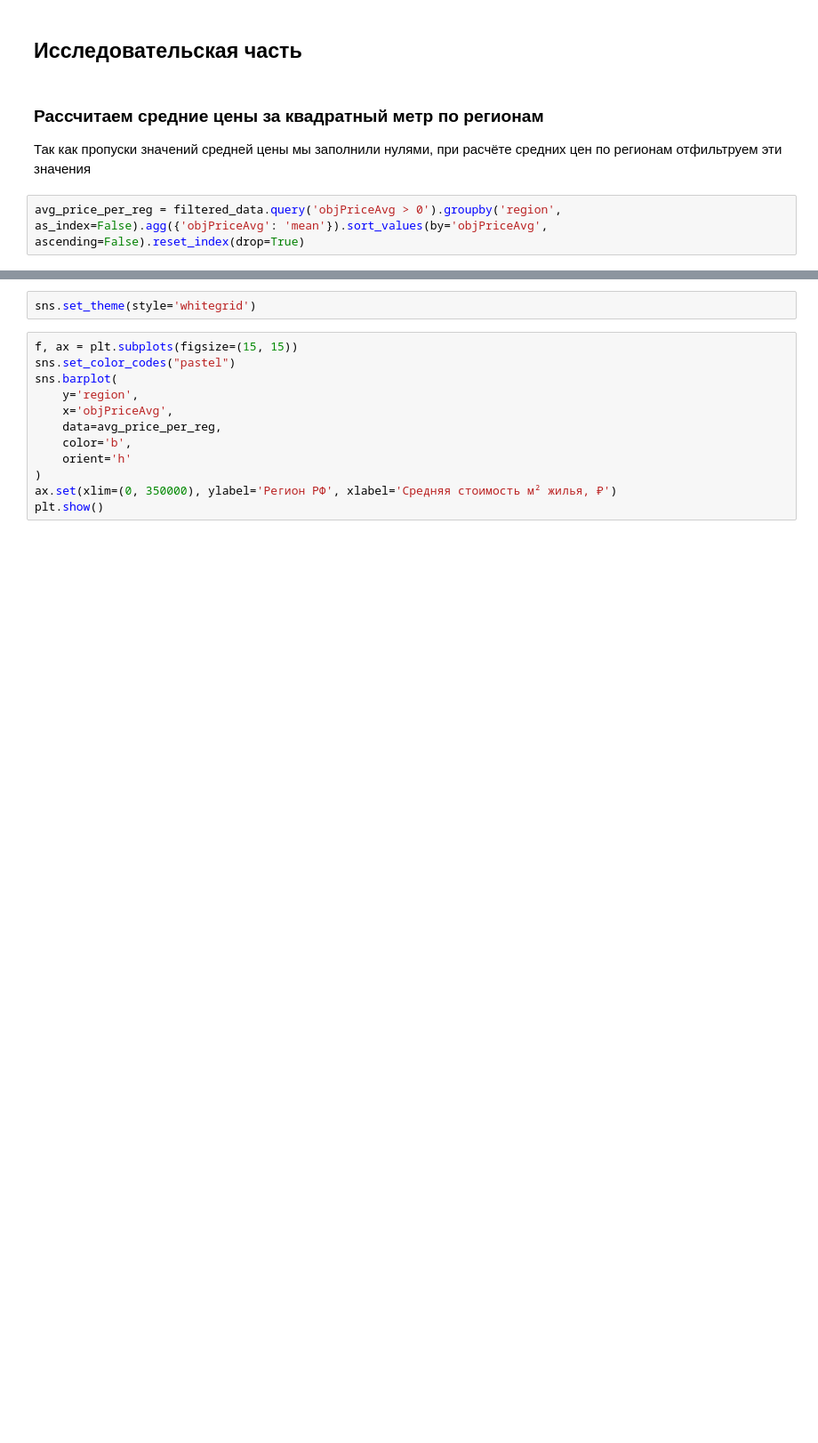
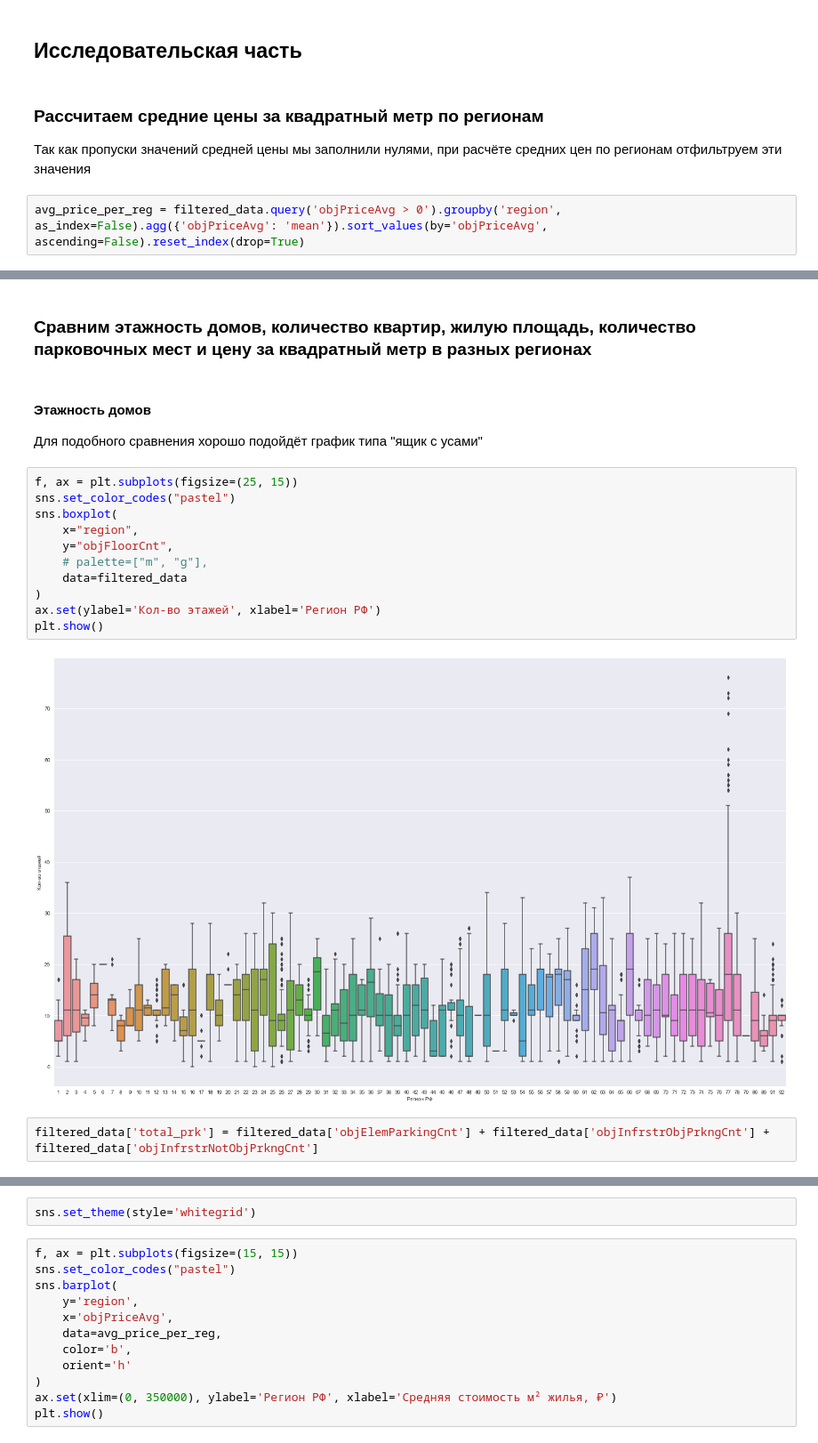
Before and after one commit to iskander-filippov/ds-school-repo, a Jupyter notebook: homework_02/homework_02.ipynb, the cells around one changed output, grey strips where cells are left out. Shown at 89% size. Drawn from its saved outputs; the diff is of its cells as text; blank space fills up the shorter version.

```diff
--- a/homework_02/homework_02.ipynb
+++ b/homework_02/homework_02.ipynb
@@ -278,0 +383,21 @@ display(avg_price_per_reg)
+# %% [markdown]
+### Сравним этажность домов, количество квартир, жилую площадь, количество парковочных мест и цену за квадратный метр в разных регионах
+# %% [markdown]
+#### Этажность домов
+
+Для подобного сравнения хорошо подойдёт график типа "ящик с усами"
+# %%
+f, ax = plt.subplots(figsize=(25, 15))
+sns.set_color_codes("pastel")
+sns.boxplot(
+    x="region",
+    y="objFloorCnt",
+    # palette=["m", "g"],
+    data=filtered_data
+)
+ax.set(ylabel='Кол-во этажей', xlabel='Регион РФ')
+plt.show()
+# %% [output]
+[figure, added]
+# %%
+filtered_data['total_prk'] = filtered_data['objElemParkingCnt'] + filtered_data['objInfrstrObjPrkngCnt'] + filtered_data['objInfrstrNotObjPrkngCnt']
```
Also changed, not shown: parts of 21 cells of this notebook.
